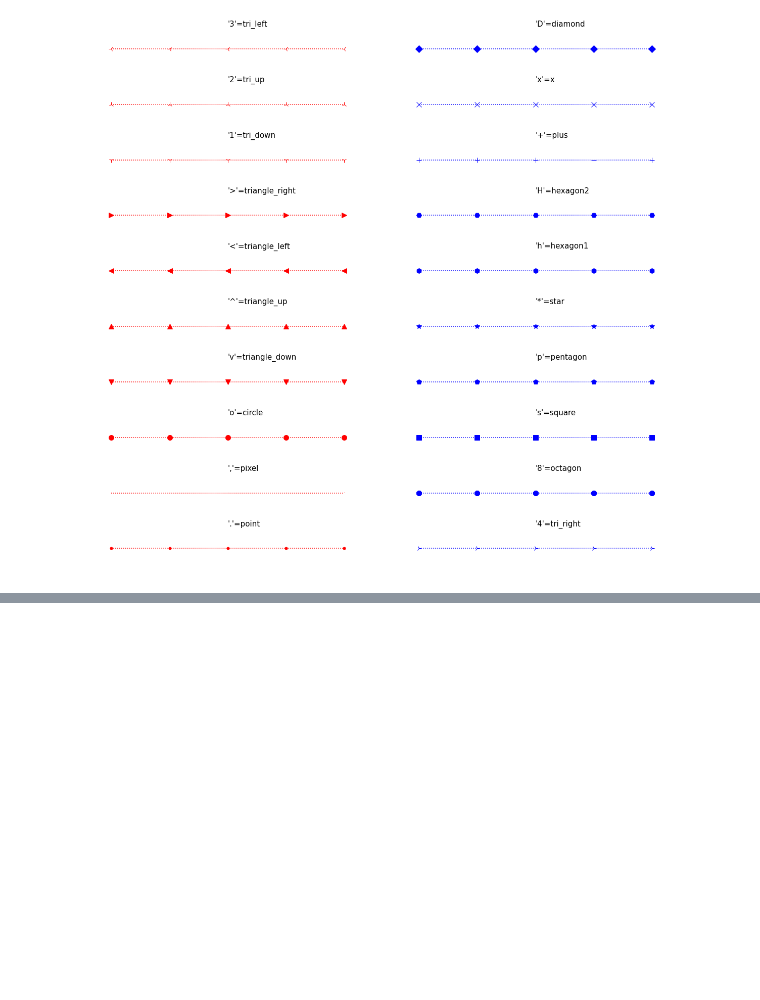
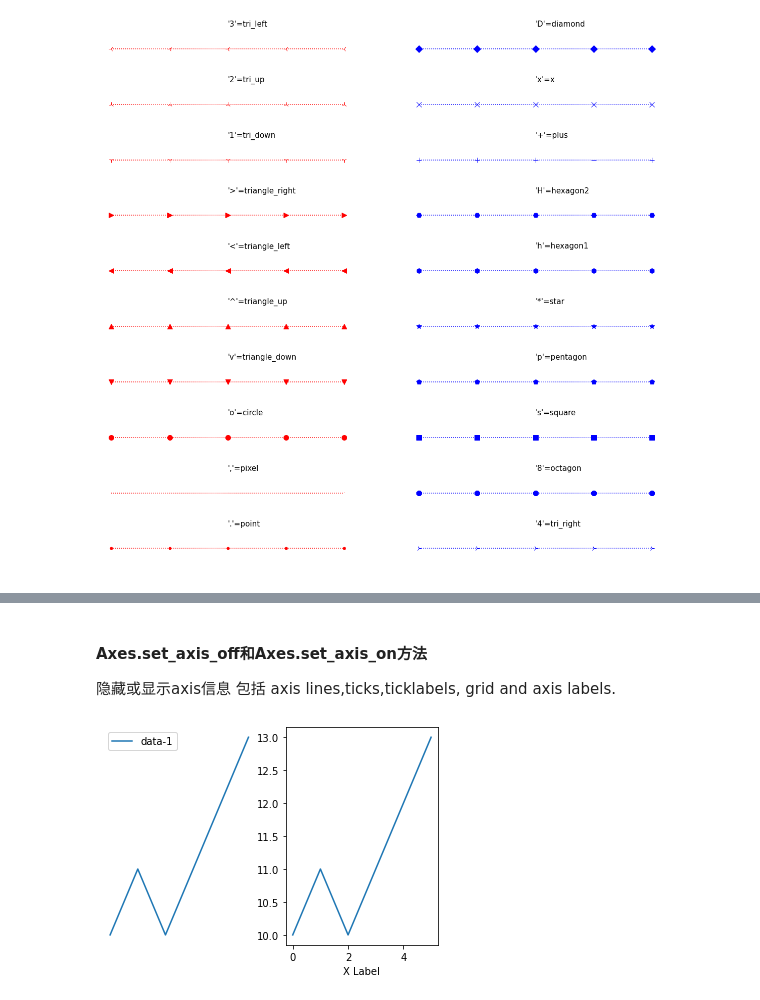
Before and after one commit to mtf0111/PythonDemo, a Jupyter notebook: demo_matplotlib.ipynb, the cells around one changed output, grey strips where cells are left out. Cells and saved outputs as stored; diff of their text form; code cells hidden in the pictures; blank space fills up the shorter version.

```diff
--- a/demo_matplotlib.ipynb
+++ b/demo_matplotlib.ipynb
@@ -178,0 +281,19 @@ plt.show()
+# %% [markdown]
+#### Axes.set_axis_off和Axes.set_axis_on方法
+隐藏或显示axis信息
+包括 axis lines,ticks,ticklabels, grid and axis labels.
+# %%
+import matplotlib.pyplot as plt
+fig, (ax0,ax1) = plt.subplots(ncols=2)
+ax0.plot([10,11,10,11,12,13],label="data-1")
+ax0.set_xlabel("X Label")
+ax0.grid()
+ax0.set_axis_off()
+ax0.legend()
+ax1.plot([10,11,10,11,12,13],label="data-1")
+ax1.set_xlabel("X Label")
+ax1.set_axis_on()
+
+plt.show()
+# %% [output]
+[figure, added]
```
Also changed, not shown: parts of 40 cells of this notebook.
